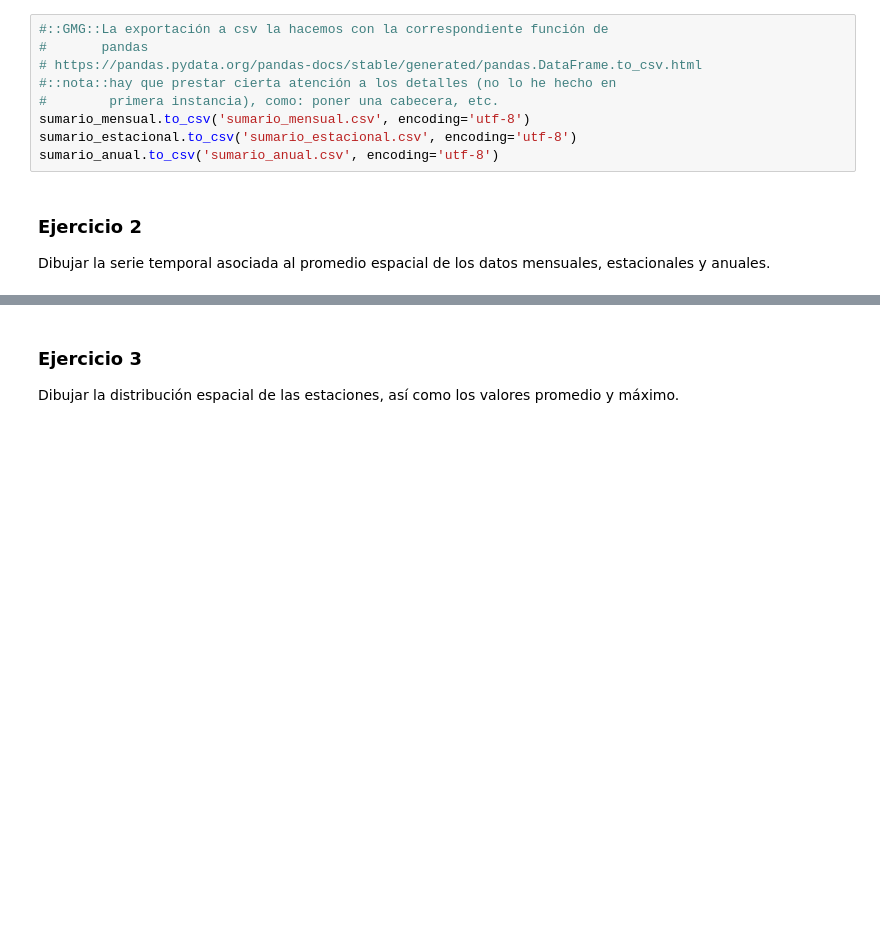
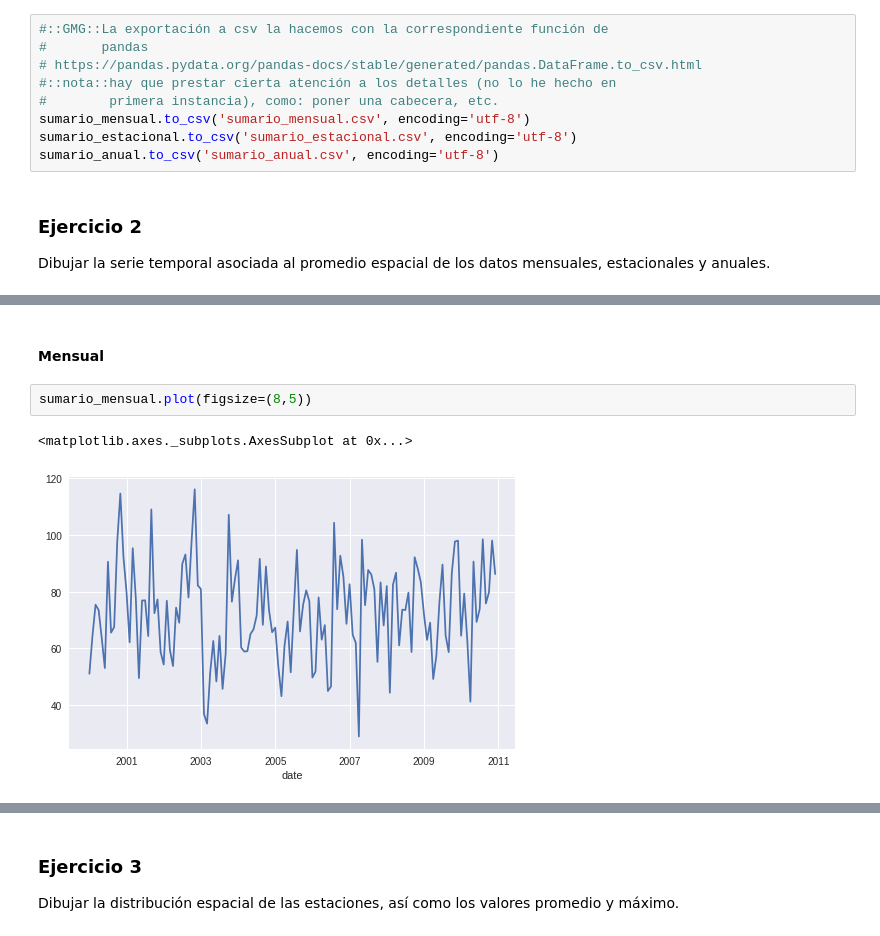
Before and after one commit to yerartdev/uc-m1967-mdsi, a Jupyter notebook: d8/TareaPandas.ipynb, the cells around one changed output, grey strips where cells are left out. Drawn from its saved outputs; the diff is of its cells as text; blank space fills up the shorter version.

```diff
--- a/d8/TareaPandas.ipynb
+++ b/d8/TareaPandas.ipynb
@@ -1054,0 +1061,7 @@ Dibujar la serie temporal asociada al promedio espacial de los datos mensuales,
+# %% [markdown]
+#### Mensual
+# %%
+sumario_mensual.plot(figsize=(8,5))
+# %% [output]
+<matplotlib.axes._subplots.AxesSubplot at 0x...>
+[figure, added]
```
Also changed, not shown: parts of 11 cells of this notebook.
